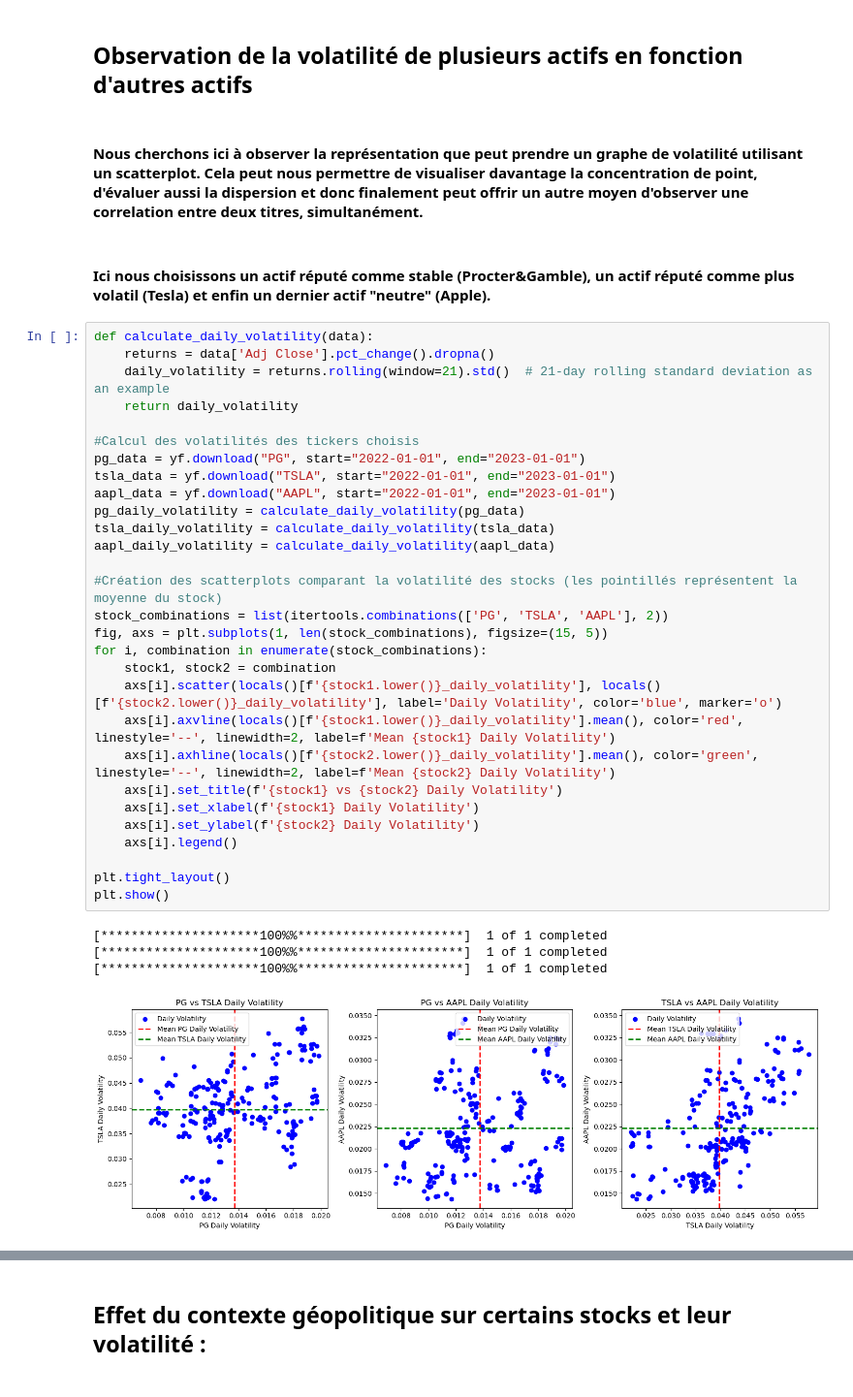
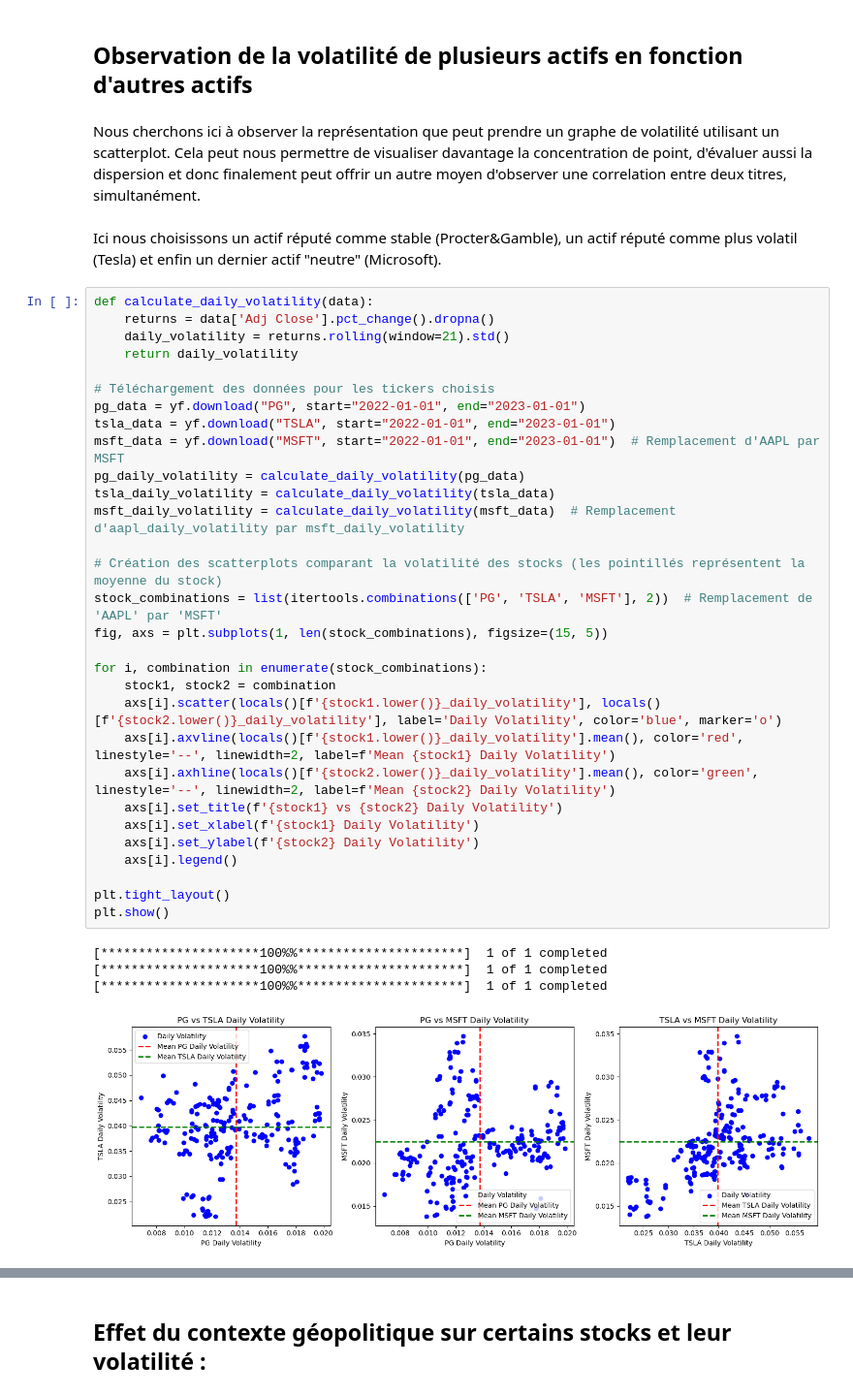
Before and after one commit to RyanSAMAMA/Ensae_projetMDR, a Jupyter notebook: faconbrouillon.ipynb, the cells around one changed output, grey strips where cells are left out. Shown: that part at 97% size. Saved outputs shown, nothing was run; the diff lists cells and outputs as text.

```diff
--- a/faconbrouillon.ipynb
+++ b/faconbrouillon.ipynb
@@ -255,40 +295,41 @@ plt.show()
 # %% [markdown]
 ## Observation de la volatilité de plusieurs actifs en fonction d'autres actifs
 # %% [markdown]
-#### Nous cherchons ici à observer la représentation que peut prendre un graphe de volatilité utilisant un scatterplot. Cela peut nous permettre de visualiser davantage la concentration de point, d'évaluer aussi la dispersion et donc finalement peut offrir un autre moyen d'observer une correlation entre deux titres, simultanément.
+Nous cherchons ici à observer la représentation que peut prendre un graphe de volatilité utilisant un scatterplot. Cela peut nous permettre de visualiser davantage la concentration de point, d'évaluer aussi la dispersion et donc finalement peut offrir un autre moyen d'observer une correlation entre deux titres, simultanément.
 # %% [markdown]
-#### Ici nous choisissons un actif réputé comme stable (Procter&Gamble), un actif réputé comme plus volatil (Tesla) et enfin un dernier actif "neutre" (Apple).
+Ici nous choisissons un actif réputé comme stable (Procter&Gamble), un actif réputé comme plus volatil (Tesla) et enfin un dernier actif "neutre" (Microsoft).
 # %%
 def calculate_daily_volatility(data):
     returns = data['Adj Close'].pct_change().dropna()
-    daily_volatility = returns.rolling(window=21).std()  # 21-day rolling standard deviation as an example
+    daily_volatility = returns.rolling(window=21).std()
     return daily_volatility
 
-#Calcul des volatilités des tickers choisis
+# Téléchargement des données pour les tickers choisis
 pg_data = yf.download("PG", start="2022-01-01", end="2023-01-01")
 tsla_data = yf.download("TSLA", start="2022-01-01", end="2023-01-01")
-aapl_data = yf.download("AAPL", start="2022-01-01", end="2023-01-01")
+msft_data = yf.download("MSFT", start="2022-01-01", end="2023-01-01")  # Remplacement d'AAPL par MSFT
 pg_daily_volatility = calculate_daily_volatility(pg_data)
 tsla_daily_volatility = calculate_daily_volatility(tsla_data)
-aapl_daily_volatility = calculate_daily_volatility(aapl_data)
+msft_daily_volatility = calculate_daily_volatility(msft_data)  # Remplacement d'aapl_daily_volatility par msft_daily_volatility
 
-#Création des scatterplots comparant la volatilité des stocks (les pointillés représentent la moyenne du stock)
-stock_combinations = list(itertools.combinations(['PG', 'TSLA', 'AAPL'], 2))
+# Création des scatterplots comparant la volatilité des stocks (les pointillés représentent la moyenne du stock)
+stock_combinations = list(itertools.combinations(['PG', 'TSLA', 'MSFT'], 2))  # Remplacement de 'AAPL' par 'MSFT'
 fig, axs = plt.subplots(1, len(stock_combinations), figsize=(15, 5))
+
 for i, combination in enumerate(stock_combinations):
     stock1, stock2 = combination
     axs[i].scatter(locals()[f'{stock1.lower()}_daily_volatility'], locals()[f'{stock2.lower()}_daily_volatility'], label='Daily Volatility', color='blue', marker='o')
     axs[i].axvline(locals()[f'{stock1.lower()}_daily_volatility'].mean(), color='red', linestyle='--', linewidth=2, label=f'Mean {stock1} Daily Volatility')
     axs[i].axhline(locals()[f'{stock2.lower()}_daily_volatility'].mean(), color='green', linestyle='--', linewidth=2, label=f'Mean {stock2} Daily Volatility')
     axs[i].set_title(f'{stock1} vs {stock2} Daily Volatility')
     axs[i].set_xlabel(f'{stock1} Daily Volatility')
     axs[i].set_ylabel(f'{stock2} Daily Volatility')
     axs[i].legend()
 
 plt.tight_layout()
 plt.show()
 # %% [output]
 [*********************100%%**********************]  1 of 1 completed
 [*********************100%%**********************]  1 of 1 completed
 [*********************100%%**********************]  1 of 1 completed
-[figure, old version]
+[figure, new version]
```
Also changed, not shown: parts of 19 cells of this notebook.
